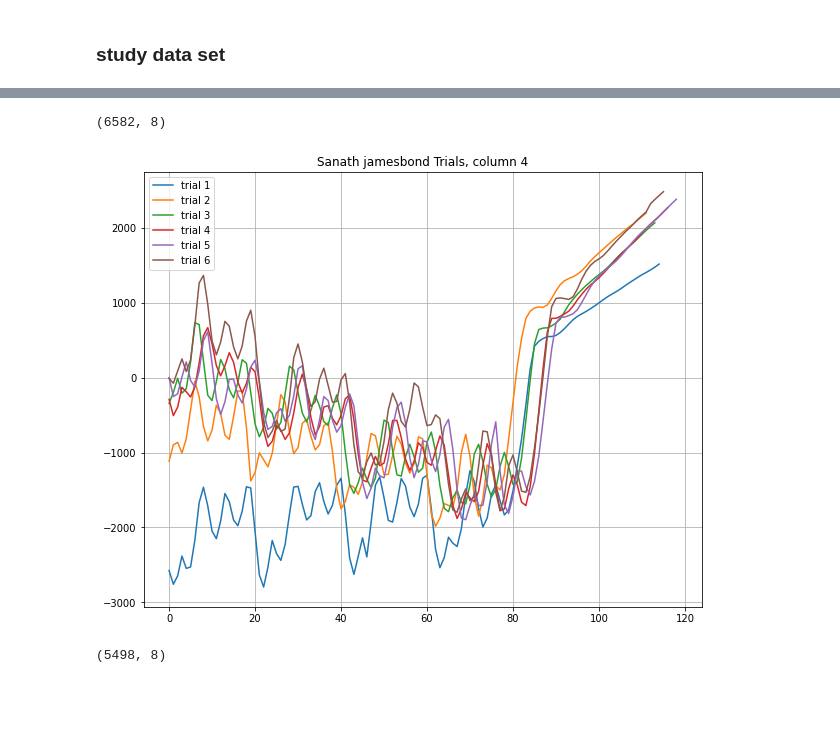
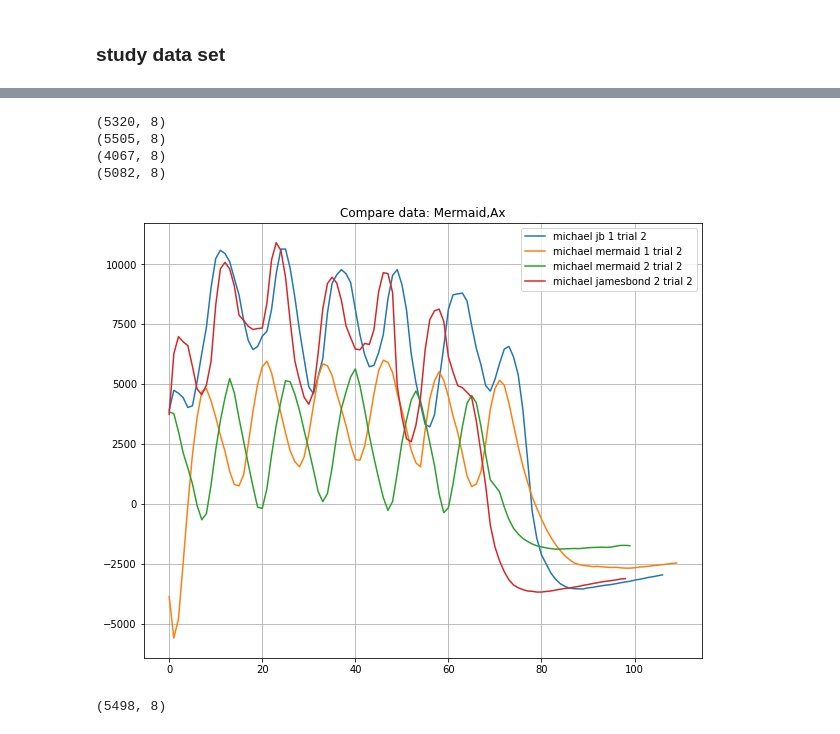
Before and after one commit to CG4002-AY2122S1-B02/CG4002_Capstone, a Jupyter notebook: ML/boing_week_11.ipynb, the cells around one changed output, grey strips where cells are left out. Saved outputs shown, nothing was run; the diff lists cells and outputs as text; code cells hidden in the pictures; blank space fills up the shorter version.

```diff
--- a/ML/boing_week_11.ipynb
+++ b/ML/boing_week_11.ipynb
@@ -93,22 +114,58 @@ plt.show()
 # %%
-test_data_2 = pd.read_csv(os.path.join(data_folder_path_2, 'jamesbond_sanath.csv'), index_col = False)
+test_data_1 = pd.read_csv('w11_michael_1/jamesbond.csv', index_col = False)
+print(test_data_1.shape)
+test_data_2 = pd.read_csv('w11_michael_1/mermaid.csv', index_col = False)
 print(test_data_2.shape)
+test_data_3 = pd.read_csv('w11_michael_2/mermaid.csv', index_col = False)
+print(test_data_3.shape)
+# test_data_4 = pd.read_csv('josh_log.csv', index_col = False)
+# test_data_4 = test_data_4[:80]
+test_data_5 = pd.read_csv('w11_michael_2/jamesbond.csv', index_col = False)
+print(test_data_5.shape)
+# test_data_6 = pd.read_csv('w11_sanath_2/mermaid_sanath_2_2.csv', index_col = False)
+# print(test_data_6.shape)
+temp1 = test_data_1[test_data_1['0'] == 2]
+temp2 = test_data_2[test_data_2['0'] == 2]
+temp3 = test_data_3[test_data_3['0'] == 2]
+temp5 = test_data_5[test_data_5['0'] == 2]
+# temp6 = test_data_6[test_data_6['0'] == 2]
+fig, ax = plt.subplots(figsize = [10,8])
 
-fig, ax = plt.subplots(figsize = [10,8])
-for i in range(1,7):
-    temp = test_data[test_data['0'] == i]
-    x = [i for i in range(temp.shape[0])]
-    ax.plot(x, temp['4'], label = f"trial {str(i)}")
-#     temp = temp.ewm(com = 2).mean()
-#     ax.plot(x, temp['4'], label = f"trial after EMA {str(i)}")
 
-plt.title('Sanath jamesbond Trials, column 4')
+x = [i for i in range(temp1.shape[0])]
+temp1 = temp1['1']
+ax.plot(x, temp1, label = f"michael jb 1 trial 2")
+
+x = [i for i in range(temp2.shape[0])]
+temp2 = temp2['1']
+ax.plot(x, temp2, label = f"michael mermaid 1 trial 2")
+
+x = [i for i in range(temp3.shape[0])]
+temp3 = temp3['1']
+ax.plot(x, temp3, label = f"michael mermaid 2 trial 2")
+
+# x = [i for i in range(80)]
+# temp4 = test_data_4['Ax']
+# ax.plot(x, temp4, label = f"sanath real mermaid")
+
+x = [i for i in range(temp5.shape[0])]
+temp5 = temp5['1']
+ax.plot(x, temp5, label = f"michael jamesbond 2 trial 2")
+
+# x = [i for i in range(temp6.shape[0])]
+# temp6 = temp6['1']
+# ax.plot(x, temp6, label = f"sanath 2 mermaid trial 2")
+
+plt.title('Compare data: Mermaid,Ax')
 plt.legend()
 ax.grid()
 plt.show()
 # %% [output]
-(6582, 8)
+(5320, 8)
+(5505, 8)
+(4067, 8)
+(5082, 8)
-[figure, old version]
+[figure, new version]
 # %%
 test_data_3 = pd.read_csv(os.path.join(data_folder_path_2, 'dab_sanath.csv'), index_col = False)
 print(test_data_3.shape)
```
Also changed, not shown: parts of 28 cells of this notebook, 48 other files.
